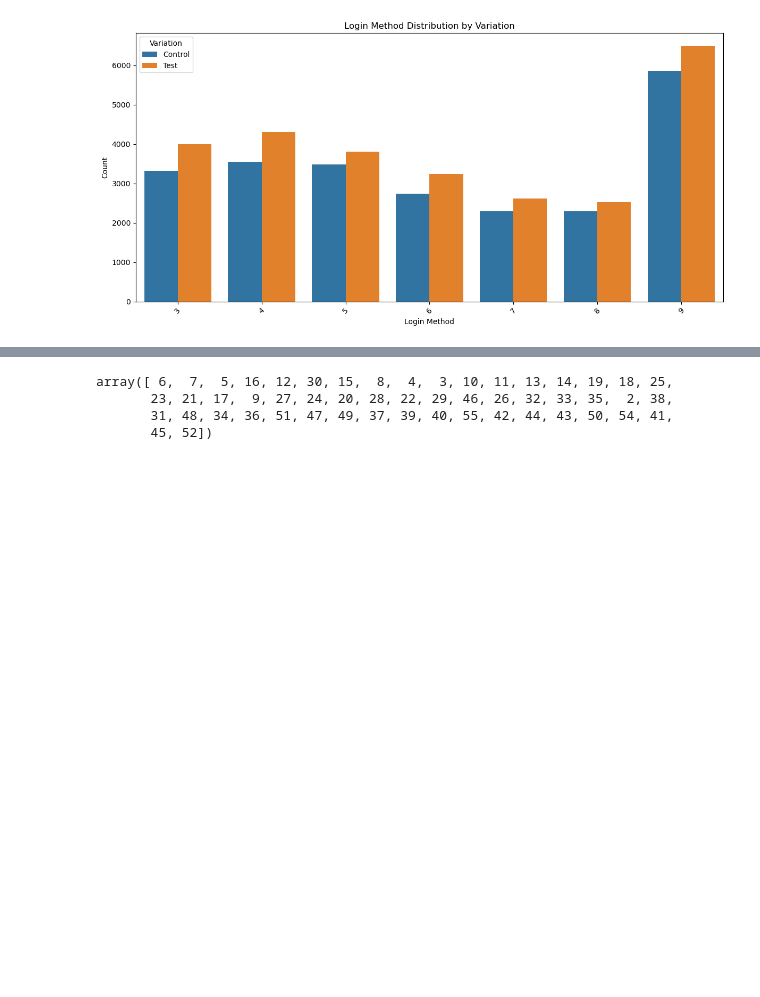
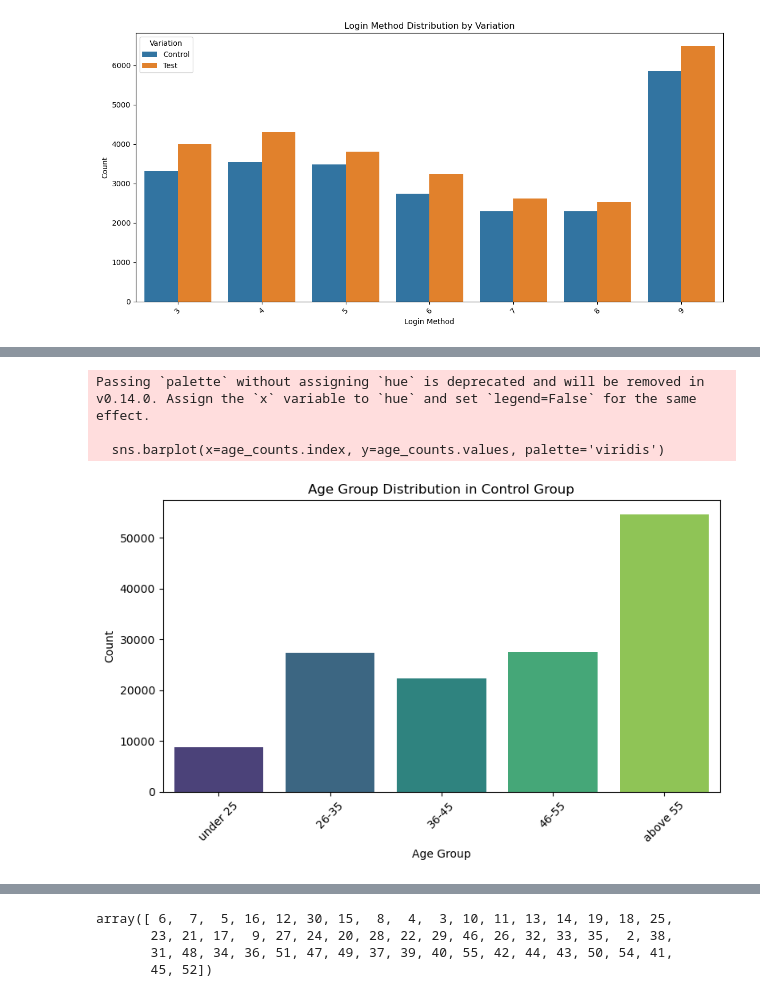
Before and after one commit to MadhurideviD/vanguard, a Jupyter notebook: vanguard_1.ipynb, the cells around one changed output, grey strips where cells are left out. Drawn from its saved outputs; the diff is of its cells as text; code cells hidden in the pictures; blank space fills up the shorter version.

```diff
--- a/vanguard_1.ipynb
+++ b/vanguard_1.ipynb
@@ -245,3 +249,5 @@ M    23724
 U    24122
 X        3
 dtype: int64
+# %%
+df_droped = df_droped[df_droped['gender']!= 'X']
@@ -250,6 +260,5 @@ dtype: int64
 df_droped['gender'] = df_droped['gender'].replace({
     'M':'Male',
     'F':'Female',
-    'U' :'Unknown',
-    'X' :'Non-binary'
-    })
+    'U' :'Unknown'
+   })
@@ -636,3 +609,6 @@ plt.tight_layout()
 plt.show()
 # %% [output]
 [figure]
+# %%
+df_final= pd.merge(merged_df,df_client, on='client_id', how='inner')
+df_final
@@ -678,0 +660,11 @@ plt.show()
+# %%
+df_control = df_final[df_final['Variation'] == 'Control'].copy()
+df_control['age_group'] = df_final['client_age'].apply(
+    lambda x: 'under 25' if x < 25 else(
+        '26-35' if x < 35 else (
+            '36-45' if x < 45 else(
+                '46-55' if x < 55 else 'above 55'
+            )
+        )
+    )
+)
@@ -678,0 +681,20 @@ plt.show()
+# %%
+age_counts = df_control['age_group'].value_counts().reindex(
+    ['under 25', '26-35', '36-45', '46-55', 'above 55']
+)
+
+# Plot
+plt.figure(figsize=(8, 5))
+sns.barplot(x=age_counts.index, y=age_counts.values, palette='viridis')
+
+plt.title('Age Group Distribution in Control Group')
+plt.xlabel('Age Group')
+plt.ylabel('Count')
+plt.xticks(rotation=45)
+plt.tight_layout()
+plt.show()
+# %% [output]
+Passing `palette` without assigning `hue` is deprecated and will be removed in v0.14.0. Assign the `x` variable to `hue` and set `legend=False` for the same effect.
+
+  sns.barplot(x=age_counts.index, y=age_counts.values, palette='viridis')
+[figure, added]
```
Also changed, not shown: parts of 56 cells of this notebook.
